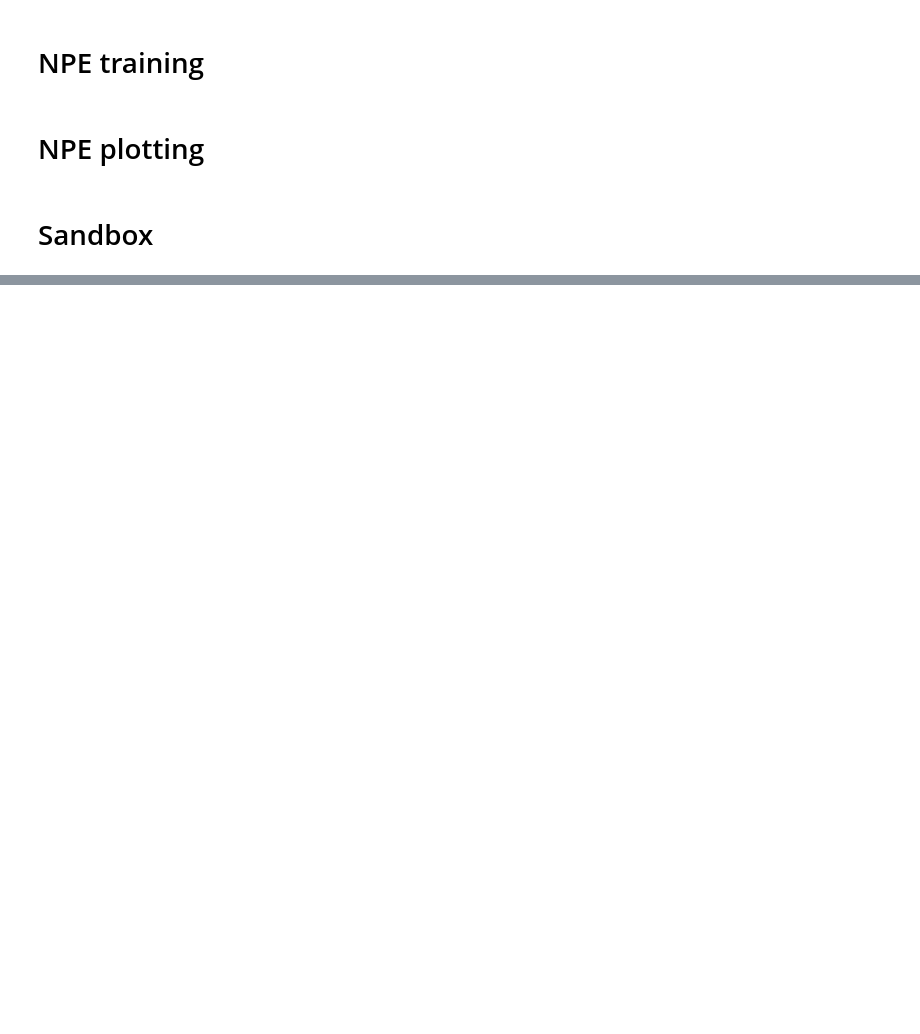
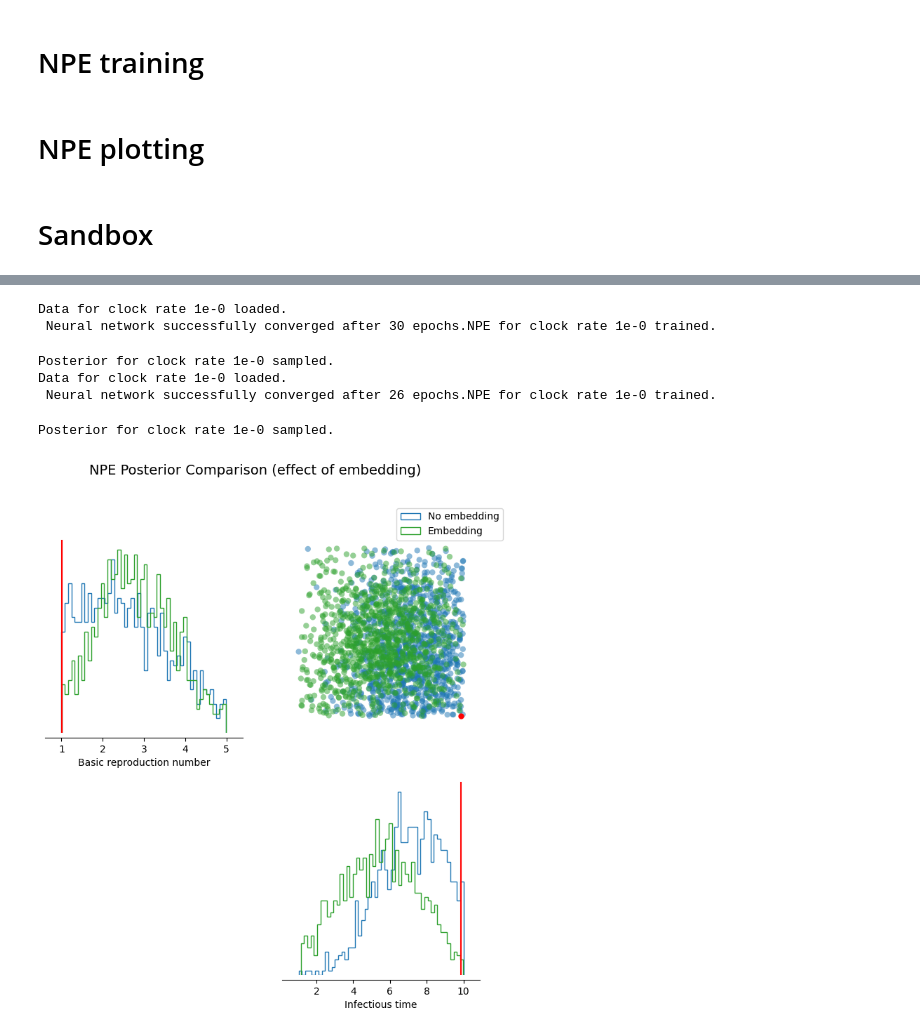
Before and after one commit to vgarot/sbi-hackathon-2026, a Jupyter notebook: models/sequence-alignments/gdoussonlys.ipynb, the cells around one changed output, grey strips where cells are left out. Cells and saved outputs as stored; diff of their text form; code cells hidden in the pictures; blank space fills up the shorter version.

```diff
--- a/models/sequence-alignments/gdoussonlys.ipynb
+++ b/models/sequence-alignments/gdoussonlys.ipynb
@@ -119,0 +154,10 @@ def compare_npe(clock_rates, sample_size=10_000, embedding=False):
+# %%
+compare_embedding(0)
+# %% [output]
+Data for clock rate 1e-0 loaded.
+ Neural network successfully converged after 30 epochs.NPE for clock rate 1e-0 trained.
+Posterior for clock rate 1e-0 sampled.
+Data for clock rate 1e-0 loaded.
+ Neural network successfully converged after 26 epochs.NPE for clock rate 1e-0 trained.
+Posterior for clock rate 1e-0 sampled.
+[figure, added]
```
Also changed, not shown: parts of 7 cells of this notebook.
